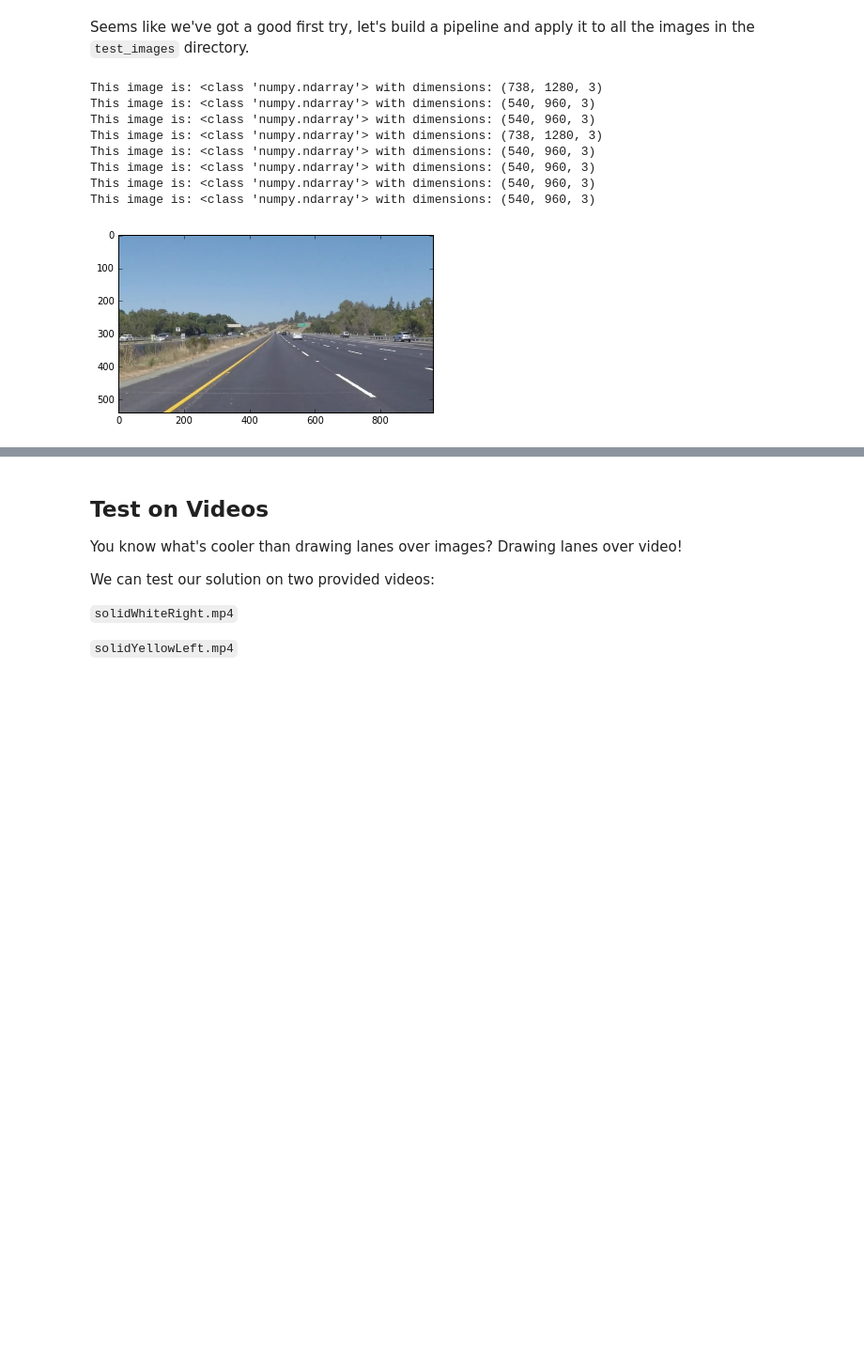
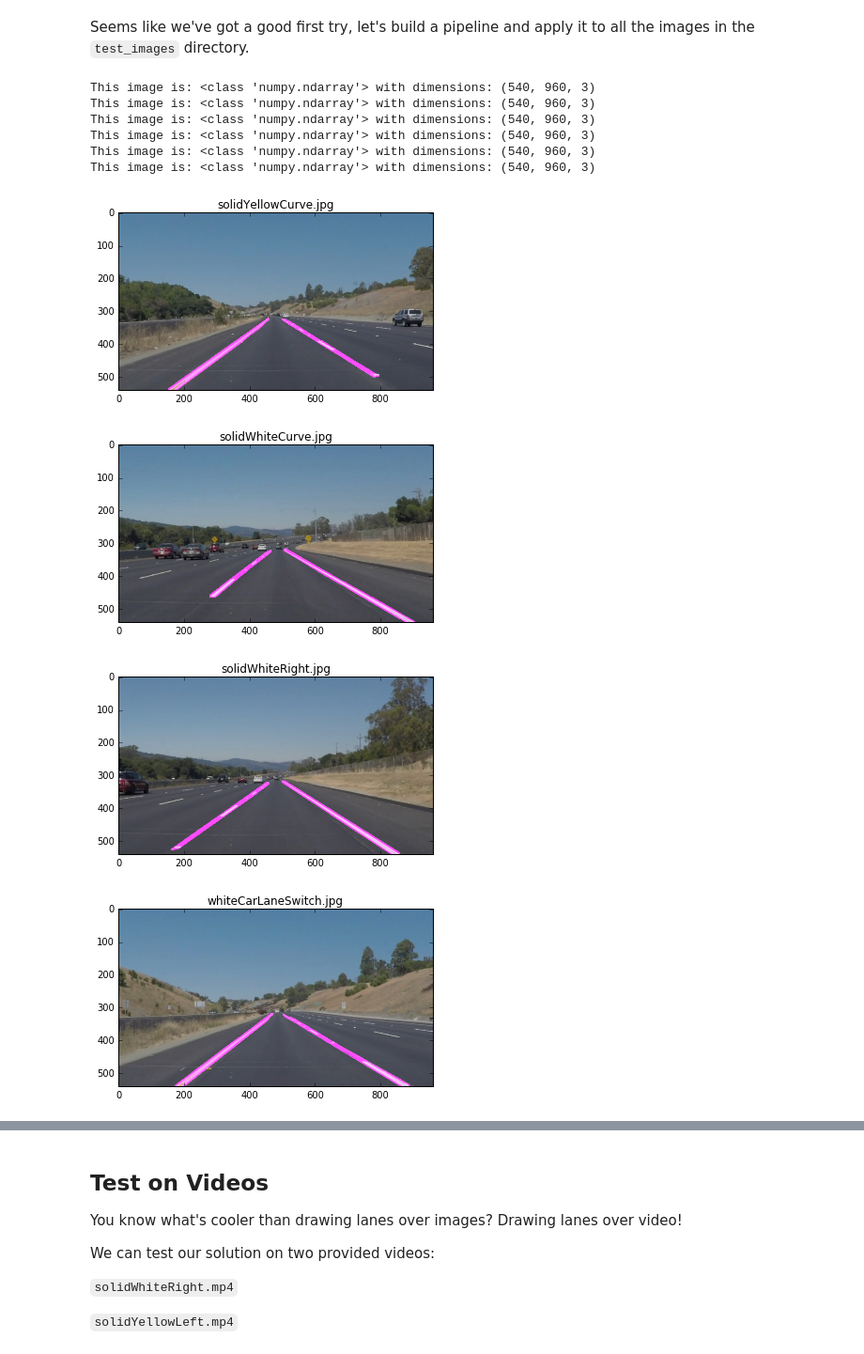
Before and after one commit to mgruben/lane-lines, a Jupyter notebook: P0.ipynb, the cells around one changed output, grey strips where cells are left out. Shown at 94% size. Saved outputs shown, nothing was run; the diff lists cells and outputs as text; code cells hidden in the pictures; blank space fills up the shorter version.

Commit message:
Apply pipeline to all test images

```diff
--- a/P0.ipynb
+++ b/P0.ipynb
@@ -201,11 +201,11 @@ Now we're looking at just the lane lines, as identified by the Canny transformat
 We'll use this image to draw the Hough lines.
 # %%
 # Apply a Gaussian Noise filter, or else the lines are more difficult to detect
-gaussian_image = gaussian_noise(masked_canny_image, 21)
+gaussian_image = gaussian_noise(masked_canny_image, 5)
 
 # Draw the Hough Lines
-hough_image = hough_lines(gaussian_image, rho = 1, theta = np.pi / 180, threshold = 20,
-                          min_line_len = 10, max_line_gap = 20)
+hough_image = hough_lines(gaussian_image, rho = 1, theta = np.pi / 180, threshold = 50,
+                          min_line_len = 100, max_line_gap = 150)
 # See, e.g., http://docs.opencv.org/2.4/doc/tutorials/imgproc/imgtrans/hough_lines/hough_lines.html,
 # especially 4. Probabilistic Hough Line Transform
 
@@ -257,8 +257,8 @@ def process_image(image):
     gaussian_image = gaussian_noise(masked_canny_image, 5)
 
     # Draw the Hough Lines
-    hough_image = hough_lines(gaussian_image, rho = 1, theta = np.pi / 180, threshold = 20,
-                          min_line_len = 10, max_line_gap = 20)
+    hough_image = hough_lines(gaussian_image, rho = 1, theta = np.pi / 180, threshold = 50,
+                          min_line_len = 100, max_line_gap = 150)
 
     # Transform the hough_image into the same channel space.
     # Or else, cv2.addWeighted will fail.
@@ -278,19 +278,23 @@ def process_image(image):
     return superimposed_image
 # %%
 test_list = os.listdir("test_images/")
-fig = plt.figure()
 for file in test_list:
+    if "challenge" in file:
+        continue
     img = mpimg.imread('test_images/' + file)
     print('This image is:', type(img), 'with dimensions:', img.shape)
+    after_img = process_image(img)
     plt.figure()
-    plt.imshow
+    plt.title(file)
+    plt.imshow(after_img)
 # %% [output]
-This image is: <class 'numpy.ndarray'> with dimensions: (738, 1280, 3)
-This image is: <class 'numpy.ndarray'> with dimensions: (540, 960, 3)
-This image is: <class 'numpy.ndarray'> with dimensions: (540, 960, 3)
-This image is: <class 'numpy.ndarray'> with dimensions: (738, 1280, 3)
 This image is: <class 'numpy.ndarray'> with dimensions: (540, 960, 3)
 This image is: <class 'numpy.ndarray'> with dimensions: (540, 960, 3)
 This image is: <class 'numpy.ndarray'> with dimensions: (540, 960, 3)
 This image is: <class 'numpy.ndarray'> with dimensions: (540, 960, 3)
+This image is: <class 'numpy.ndarray'> with dimensions: (540, 960, 3)
+This image is: <class 'numpy.ndarray'> with dimensions: (540, 960, 3)
-[figure, old version]
+[figure, new version]
+[figure, added]
+[figure, added]
+[figure, added]
```
Also changed, not shown: parts of 7 cells of this notebook.
